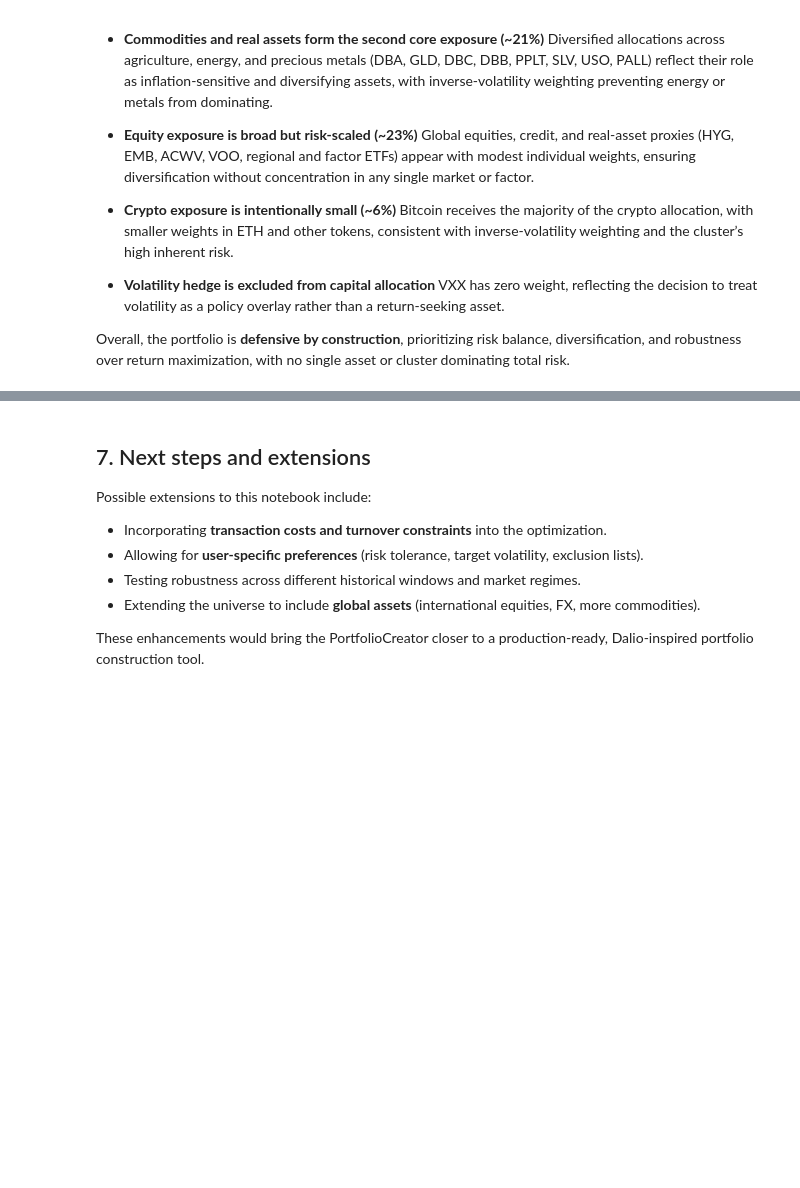
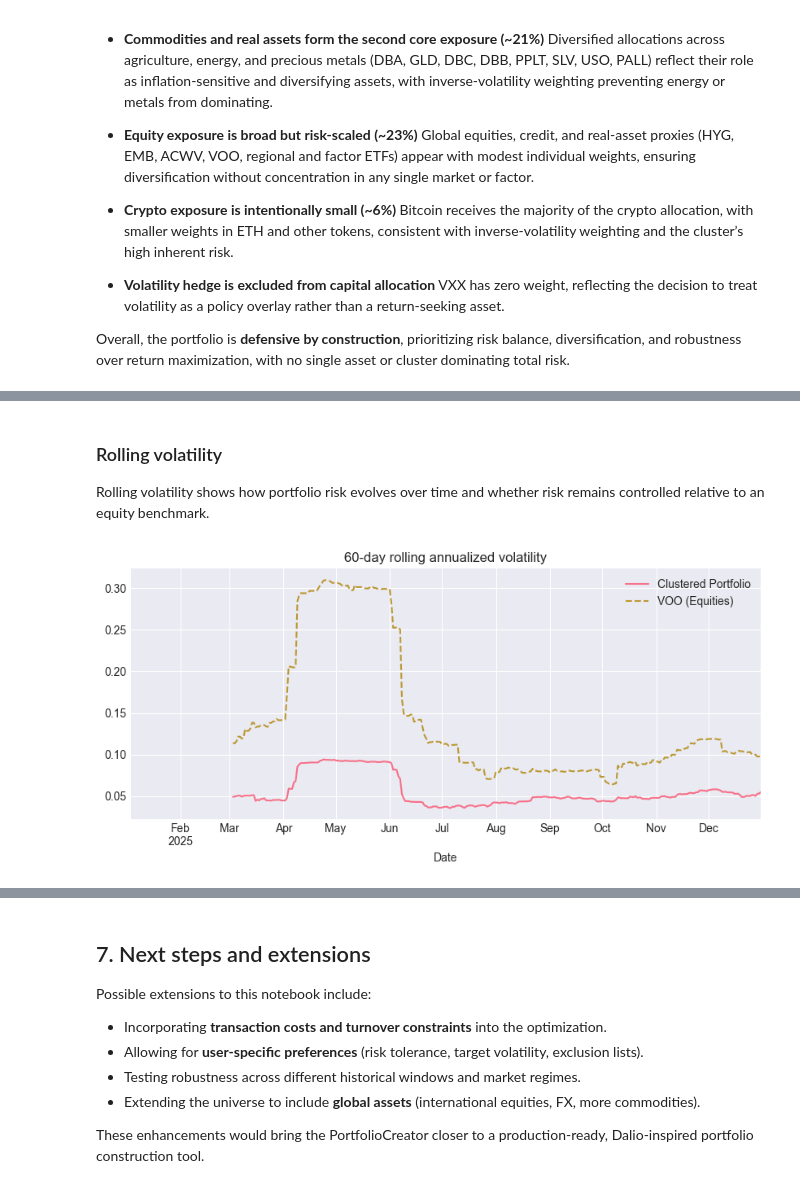
Before and after one commit to LAIN-21/dalio_uncorrelated_returns, a Jupyter notebook: portfolio_creator.ipynb, the cells around one changed output, grey strips where cells are left out. Saved outputs shown, nothing was run; the diff lists cells and outputs as text; code cells hidden in the pictures; blank space fills up the shorter version.

```diff
--- a/portfolio_creator.ipynb
+++ b/portfolio_creator.ipynb
@@ -979,0 +1053,29 @@ This section will translate the raw optimization output into intuitive insights
+# %% [markdown]
+### Rolling volatility
+
+Rolling volatility shows how portfolio risk evolves over time and whether
+risk remains controlled relative to an equity benchmark.
+# %%
+# -----------------------
+# Rolling volatility
+# -----------------------
+window = 60
+
+portfolio_vol = portfolio_returns.rolling(window).std() * np.sqrt(252)
+voo_vol = returns_test["VOO"].rolling(window).std() * np.sqrt(252)
+
+portfolio_vol.plot(
+    figsize=(10, 4),
+    label="Clustered Portfolio"
+)
+
+voo_vol.plot(
+    linestyle="--",
+    label="VOO (Equities)"
+)
+
+plt.title(f"{window}-day rolling annualized volatility")
+plt.legend()
+plt.show()
+# %% [output]
+[figure, added]
```
Also changed, not shown: parts of 24 cells of this notebook.
